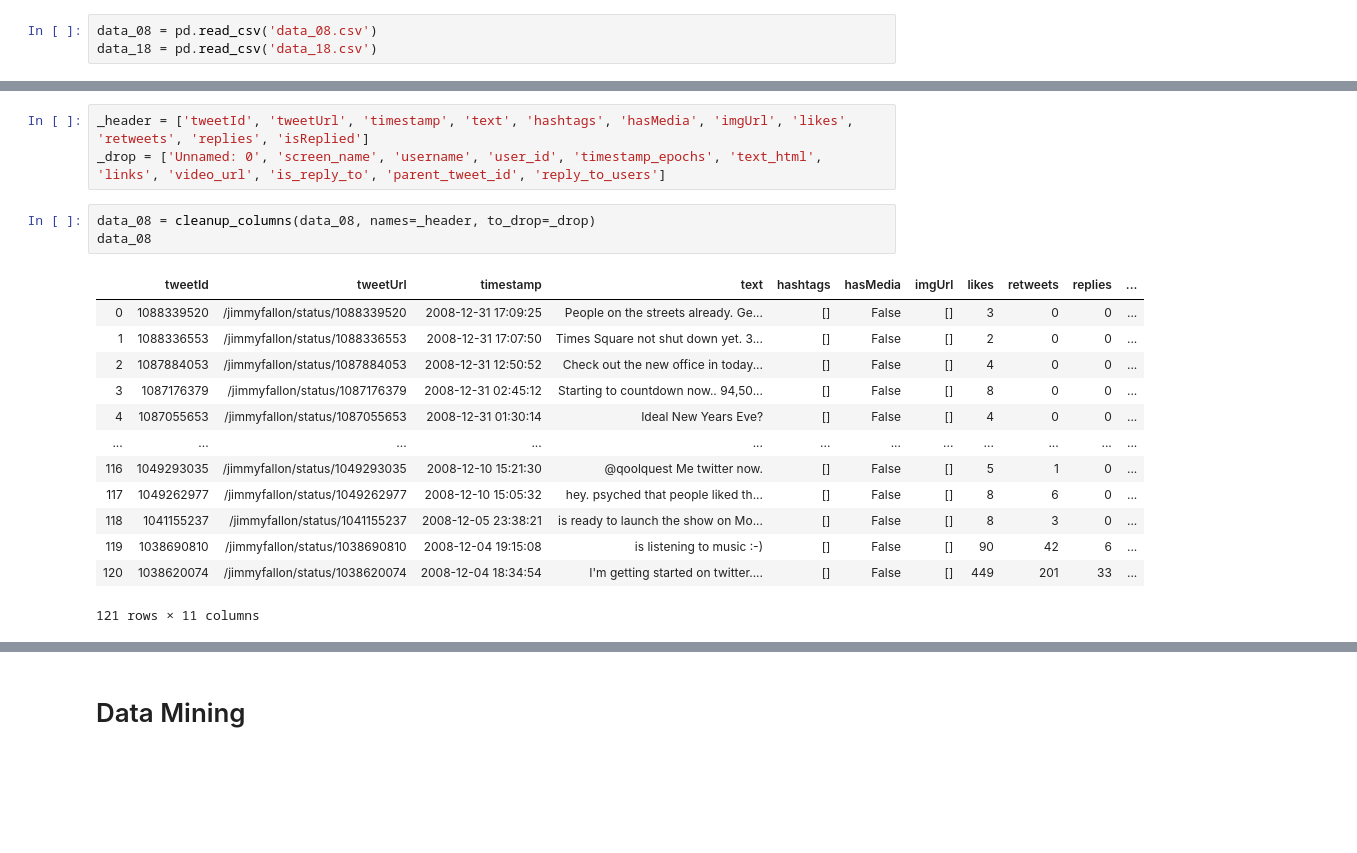
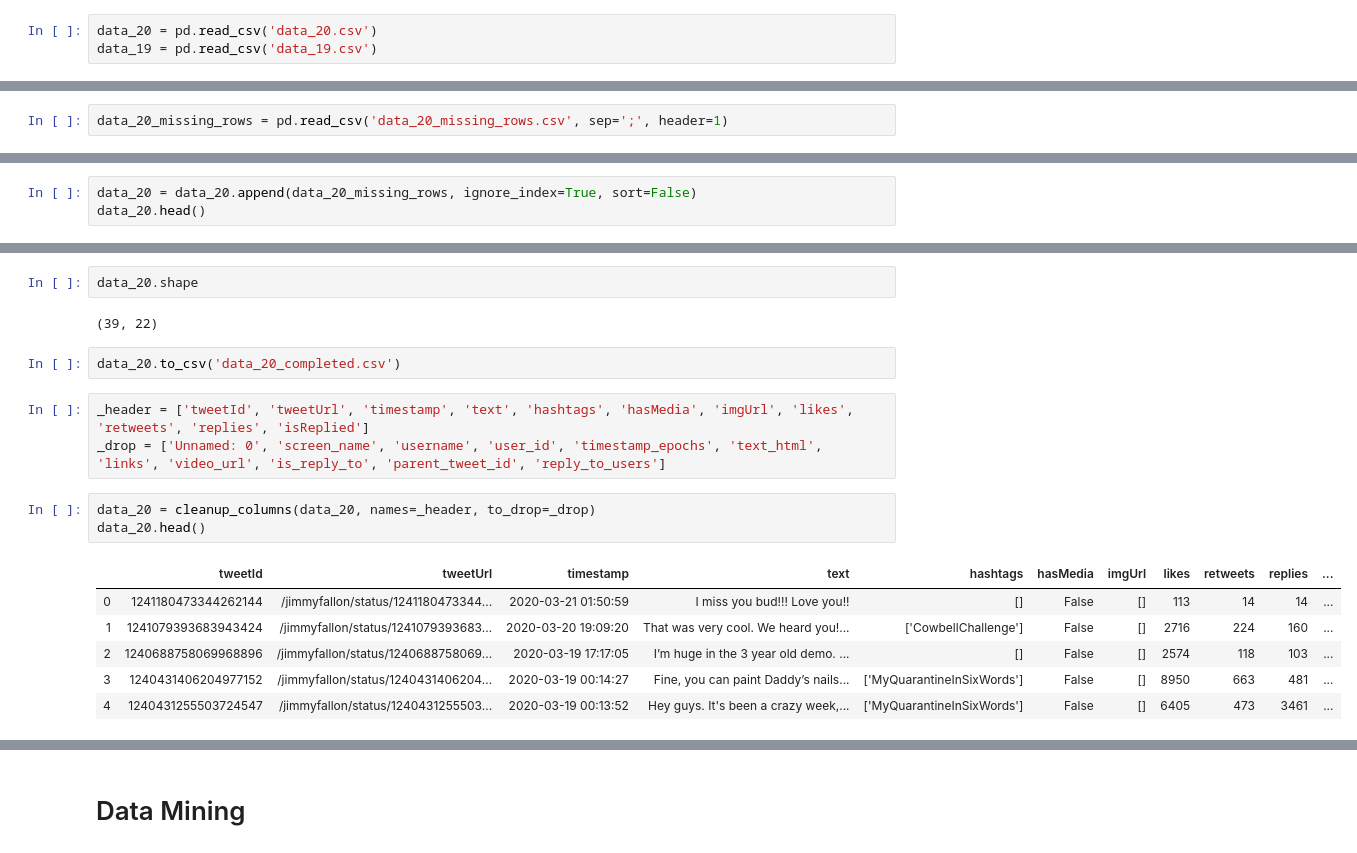
Before and after one commit to SamLevinSE/tweet_analyzer_Python_NLP, a Jupyter notebook: tweet_analysing.ipynb, the cells around one changed output, grey strips where cells are left out. Cells and saved outputs as stored; diff of their text form; blank space fills up the shorter version.

```diff
--- a/tweet_analysing.ipynb
+++ b/tweet_analysing.ipynb
@@ -25,3 +22,3 @@ Here I download the first n number of twitts about COVID from the first to the l
 # %%
-data_08 = pd.read_csv('data_08.csv')
-data_18 = pd.read_csv('data_18.csv')
+data_20 = pd.read_csv('data_20.csv')
+data_19 = pd.read_csv('data_19.csv')
@@ -28 +47,3 @@ data_18 = pd.read_csv('data_18.csv')
+# %%
+data_20_missing_rows = pd.read_csv('data_20_missing_rows.csv', sep=';', header=1)
 # %%
@@ -57,0 +59,3 @@ list(data_08)
+# %%
+data_20 = data_20.append(data_20_missing_rows, ignore_index=True, sort=False)
+data_20.head()
@@ -58,21 +70,20 @@ list(data_08)
+# %%
+data_20.shape
+# %% [output]
+(39, 22)
+# %%
+data_20.to_csv('data_20_completed.csv')
 # %%
 _header = ['tweetId', 'tweetUrl', 'timestamp', 'text', 'hashtags', 'hasMedia', 'imgUrl', 'likes', 'retweets', 'replies', 'isReplied']
 _drop = ['Unnamed: 0', 'screen_name', 'username', 'user_id', 'timestamp_epochs', 'text_html', 'links', 'video_url', 'is_reply_to', 'parent_tweet_id', 'reply_to_users']
 # %%
-data_08 = cleanup_columns(data_08, names=_header, to_drop=_drop)
-data_08
+data_20 = cleanup_columns(data_20, names=_header, to_drop=_drop)
+data_20.head()
 # %% [output]
 |  | tweetId | tweetUrl | timestamp | text | hashtags | hasMedia | imgUrl | likes | retweets | replies | ... |
-| 0 | 1088339520 | /jimmyfallon/status/1088339520 | 2008-12-31 17:09:25 | People on the streets already. Ge... | [] | False | [] | 3 | 0 | 0 | ... |
-| 1 | 1088336553 | /jimmyfallon/status/1088336553 | 2008-12-31 17:07:50 | Times Square not shut down yet. 3... | [] | False | [] | 2 | 0 | 0 | ... |
-| 2 | 1087884053 | /jimmyfallon/status/1087884053 | 2008-12-31 12:50:52 | Check out the new office in today... | [] | False | [] | 4 | 0 | 0 | ... |
-| 3 | 1087176379 | /jimmyfallon/status/1087176379 | 2008-12-31 02:45:12 | Starting to countdown now.. 94,50... | [] | False | [] | 8 | 0 | 0 | ... |
-| 4 | 1087055653 | /jimmyfallon/status/1087055653 | 2008-12-31 01:30:14 | Ideal New Years Eve? | [] | False | [] | 4 | 0 | 0 | ... |
-| ... | ... | ... | ... | ... | ... | ... | ... | ... | ... | ... | ... |
-| 116 | 1049293035 | /jimmyfallon/status/1049293035 | 2008-12-10 15:21:30 | @qoolquest Me twitter now. | [] | False | [] | 5 | 1 | 0 | ... |
-| 117 | 1049262977 | /jimmyfallon/status/1049262977 | 2008-12-10 15:05:32 | hey. psyched that people liked th... | [] | False | [] | 8 | 6 | 0 | ... |
-| 118 | 1041155237 | /jimmyfallon/status/1041155237 | 2008-12-05 23:38:21 | is ready to launch the show on Mo... | [] | False | [] | 8 | 3 | 0 | ... |
-| 119 | 1038690810 | /jimmyfallon/status/1038690810 | 2008-12-04 19:15:08 | is listening to music :-) | [] | False | [] | 90 | 42 | 6 | ... |
-| 120 | 1038620074 | /jimmyfallon/status/1038620074 | 2008-12-04 18:34:54 | I'm getting started on twitter.... | [] | False | [] | 449 | 201 | 33 | ... |
+| 0 | 1241180473344262144 | /jimmyfallon/status/1241180473344... | 2020-03-21 01:50:59 | I miss you bud!!! Love you!! | [] | False | [] | 113 | 14 | 14 | ... |
+| 1 | 1241079393683943424 | /jimmyfallon/status/1241079393683... | 2020-03-20 19:09:20 | That was very cool. We heard you!... | ['CowbellChallenge'] | False | [] | 2716 | 224 | 160 | ... |
+| 2 | 1240688758069968896 | /jimmyfallon/status/1240688758069... | 2020-03-19 17:17:05 | I’m huge in the 3 year old demo. ... | [] | False | [] | 2574 | 118 | 103 | ... |
+| 3 | 1240431406204977152 | /jimmyfallon/status/1240431406204... | 2020-03-19 00:14:27 | Fine, you can paint Daddy’s nails... | ['MyQuarantineInSixWords'] | False | [] | 8950 | 663 | 481 | ... |
+| 4 | 1240431255503724547 | /jimmyfallon/status/1240431255503... | 2020-03-19 00:13:52 | Hey guys. It's been a crazy week,... | ['MyQuarantineInSixWords'] | False | [] | 6405 | 473 | 3461 | ... |
-121 rows × 11 columns
 # %%
```
Also changed, not shown: parts of 23 cells of this notebook, 5 other files.
